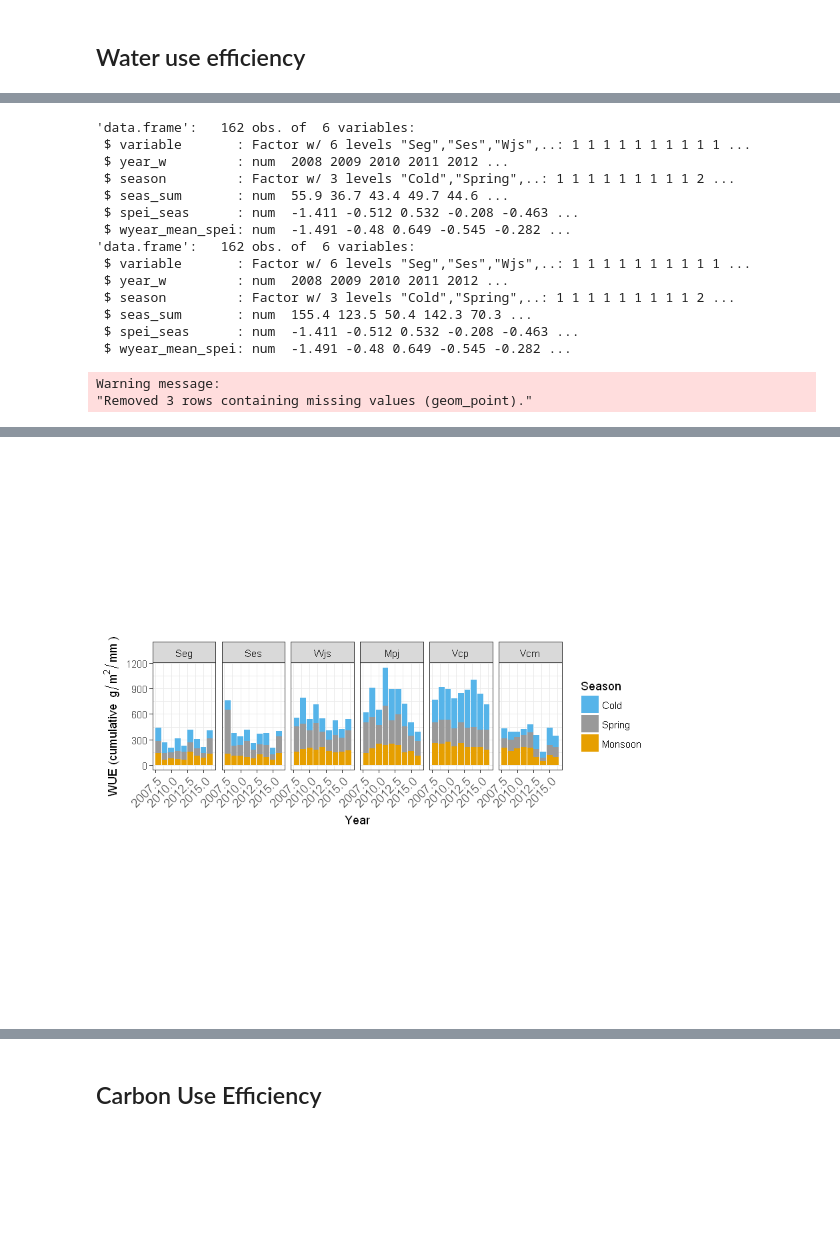
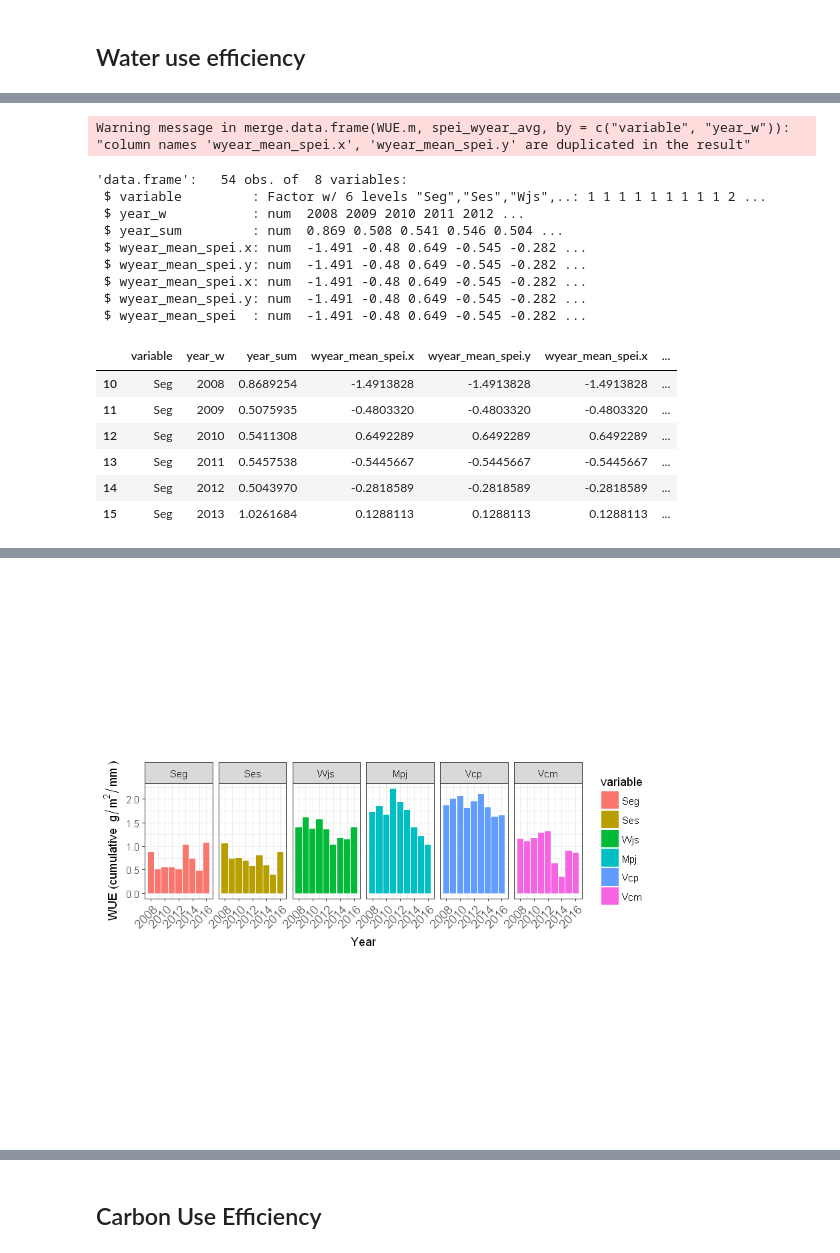
Before and after one commit to alemood/NMEG_miscellany, a Jupyter notebook: jupyter/SeasonalFlux_vs_SPEI.ipynb, the cells around one changed output, grey strips where cells are left out. Saved outputs shown, nothing was run; the diff lists cells and outputs as text; code cells hidden in the pictures; blank space fills up the shorter version.

```diff
--- a/jupyter/SeasonalFlux_vs_SPEI.ipynb
+++ b/jupyter/SeasonalFlux_vs_SPEI.ipynb
@@ -545,3 +545,17 @@ write.csv(ETyr.m, paste(SPEI_path, 'SPEI_vs_ET2.csv', sep=''))
 | Mpj | 2013 | 286.5958 | -1.1613505 |
 # %% [markdown]
 ## Water use efficiency
+# %%
+# Make another ET dataframe
+ET2.m <- melt(clean_rename(ET_daily), id.vars=c('season', 'year_w'))
+ET2.m <- ddply(ET2.m, .(variable, year_w), summarise, year_sum = sum(value, na.rm = T))
+
+
+GPP2.m <- melt(clean_rename(GPP_daily), id.vars=c('season', 'year_w'))
+GPP2.m <- ddply(GPP2.m, .(variable, year_w), summarise, year_sum = sum(value, na.rm = T))
+
+year_sum <- GPP2.m$year_sum/ET2.m$year_sum
+year_w <- ET2.m$year_w
+variable <- ET2.m$variable
+WUE.m <- data.frame(year_w,variable, year_sum )
+head(WUE.m)
@@ -548,41 +570,29 @@ write.csv(ETyr.m, paste(SPEI_path, 'SPEI_vs_ET2.csv', sep=''))
 # %%
-WUE.m <- melt(clean_rename(WUE_daily), id.vars=c('season', 'year_w'))
-WUE.m <- ddply(WUE.m, .(variable, season, year_w), summarise, seas_sum = sum(value, na.rm = T))
-head(RE.m)
-WUE.m$spei_seas <- spei_seas_avg$seas_mean_spei
-str(RE.m)
+#WUE.m <- melt(clean_rename(WUE_daily), id.vars=c('season', 'year_w'))
+#WUE.m <- ddply(WUE.m, .(variable, season, year_w), summarise, seas_sum = sum(value, na.rm = T))
+#head(RE.m)
+#WUE.m$spei_seas <- spei_wyear_avg$seas_mean_spei
 # Merge in the annual values of SPEI
 WUE.m <- merge(WUE.m, spei_wyear_avg, by=c('variable', 'year_w'))
 # The merge messes up the order - reorder it
-WUE.m <- WUE.m[with(WUE.m, order(variable, season, year_w)),]
+WUE.m <- WUE.m[with(WUE.m, order(variable,  year_w)),]
 str(WUE.m)
-
-WUE_seas_by_yr <- ggplot(WUE.m, aes(x=year_w, y=seas_sum, fill=factor(season))) +
+head(WUE.m)
+WUE_seas_by_yr <- ggplot(WUE.m, aes(x=year_w, y=year_sum, fill=variable)) +
     geom_bar(stat='identity') +
     facet_wrap(~variable, nrow=1) +
     xlab('Year') + ylab(bquote('WUE (cumulative '~ g/m^2/mm ~')')) +
     theme(axis.text.x=element_text(angle=45, hjust=1, size=11)) +
-    scale_fill_manual(values=c("#56B4E9", "#999999", "#E69F00"), name="Season") +
+    scale_x_continuous(breaks=seq(2008,2016,2))+
     theme(aspect.ratio=asp_ratio)
 WUE_seas_by_yr
 
-WUE_seas_by_spei <- ggplot(WUE.m, aes(x=spei_seas, y=seas_sum, col=factor(season))) +
-    #geom_bar(stat='identity') +
-    geom_point() +
-    facet_wrap(~variable, nrow=1) +
-    xlab('Seasonal SPEI') + ylab(bquote('WUE (cumulative '~ g/m^2/mm ~')')) +
-    theme(axis.text.x=element_text(angle=45, hjust=1, size=11)) +
-    scale_color_manual(values=c("#56B4E9", "#999999", "#E69F00"), name="Season") +
-    theme(aspect.ratio=asp_ratio)
-WUE_seas_by_spei
-
-WUE_seas_by_annspei <- ggplot(WUE.m, aes(x=wyear_mean_spei, y=seas_sum, col=factor(season))) +
+WUE_seas_by_annspei <- ggplot(WUE.m, aes(x=wyear_mean_spei, y=year_sum )) +
      #geom_bar(stat='identity') +
     geom_point() +
     facet_wrap(~variable, nrow=1) +
     xlab('Wateryear SPEI') + ylab(bquote('WUE (cumulative '~ g/m^2/mm ~')')) +
     theme(axis.text.x=element_text(angle=45, hjust=1, size=11)) +
-    scale_color_manual(values=c("#56B4E9", "#999999", "#E69F00"), name="Season") +
     theme(aspect.ratio=asp_ratio)
 WUE_seas_by_annspei
 # %% [output]
@@ -596,16 +599,18 @@ WUE_seas_by_annspei
-'data.frame':   162 obs. of  6 variables:
- $ variable       : Factor w/ 6 levels "Seg","Ses","Wjs",..: 1 1 1 1 1 1 1 1 1 1 ...
- $ year_w         : num  2008 2009 2010 2011 2012 ...
- $ season         : Factor w/ 3 levels "Cold","Spring",..: 1 1 1 1 1 1 1 1 1 2 ...
- $ seas_sum       : num  55.9 36.7 43.4 49.7 44.6 ...
- $ spei_seas      : num  -1.411 -0.512 0.532 -0.208 -0.463 ...
- $ wyear_mean_spei: num  -1.491 -0.48 0.649 -0.545 -0.282 ...
-'data.frame':   162 obs. of  6 variables:
- $ variable       : Factor w/ 6 levels "Seg","Ses","Wjs",..: 1 1 1 1 1 1 1 1 1 1 ...
- $ year_w         : num  2008 2009 2010 2011 2012 ...
- $ season         : Factor w/ 3 levels "Cold","Spring",..: 1 1 1 1 1 1 1 1 1 2 ...
- $ seas_sum       : num  155.4 123.5 50.4 142.3 70.3 ...
- $ spei_seas      : num  -1.411 -0.512 0.532 -0.208 -0.463 ...
- $ wyear_mean_spei: num  -1.491 -0.48 0.649 -0.545 -0.282 ...
+Warning message in merge.data.frame(WUE.m, spei_wyear_avg, by = c("variable", "year_w")):
+"column names 'wyear_mean_spei.x', 'wyear_mean_spei.y' are duplicated in the result"
-Warning message:
-"Removed 3 rows containing missing values (geom_point)."
+'data.frame':   54 obs. of  8 variables:
+ $ variable         : Factor w/ 6 levels "Seg","Ses","Wjs",..: 1 1 1 1 1 1 1 1 1 2 ...
+ $ year_w           : num  2008 2009 2010 2011 2012 ...
+ $ year_sum         : num  0.869 0.508 0.541 0.546 0.504 ...
+ $ wyear_mean_spei.x: num  -1.491 -0.48 0.649 -0.545 -0.282 ...
+ $ wyear_mean_spei.y: num  -1.491 -0.48 0.649 -0.545 -0.282 ...
+ $ wyear_mean_spei.x: num  -1.491 -0.48 0.649 -0.545 -0.282 ...
+ $ wyear_mean_spei.y: num  -1.491 -0.48 0.649 -0.545 -0.282 ...
+ $ wyear_mean_spei  : num  -1.491 -0.48 0.649 -0.545 -0.282 ...
+|  | variable | year_w | year_sum | wyear_mean_spei.x | wyear_mean_spei.y | wyear_mean_spei.x | ... |
+| 10 | Seg | 2008 | 0.8689254 | -1.4913828 | -1.4913828 | -1.4913828 | ... |
+| 11 | Seg | 2009 | 0.5075935 | -0.4803320 | -0.4803320 | -0.4803320 | ... |
+| 12 | Seg | 2010 | 0.5411308 | 0.6492289 | 0.6492289 | 0.6492289 | ... |
+| 13 | Seg | 2011 | 0.5457538 | -0.5445667 | -0.5445667 | -0.5445667 | ... |
+| 14 | Seg | 2012 | 0.5043970 | -0.2818589 | -0.2818589 | -0.2818589 | ... |
+| 15 | Seg | 2013 | 1.0261684 | 0.1288113 | 0.1288113 | 0.1288113 | ... |
@@ -612 +619 @@ Warning message:
-[figure, old version]
+[figure, new version]
```
Also changed, not shown: parts of 3 cells of this notebook, 2 other files.
